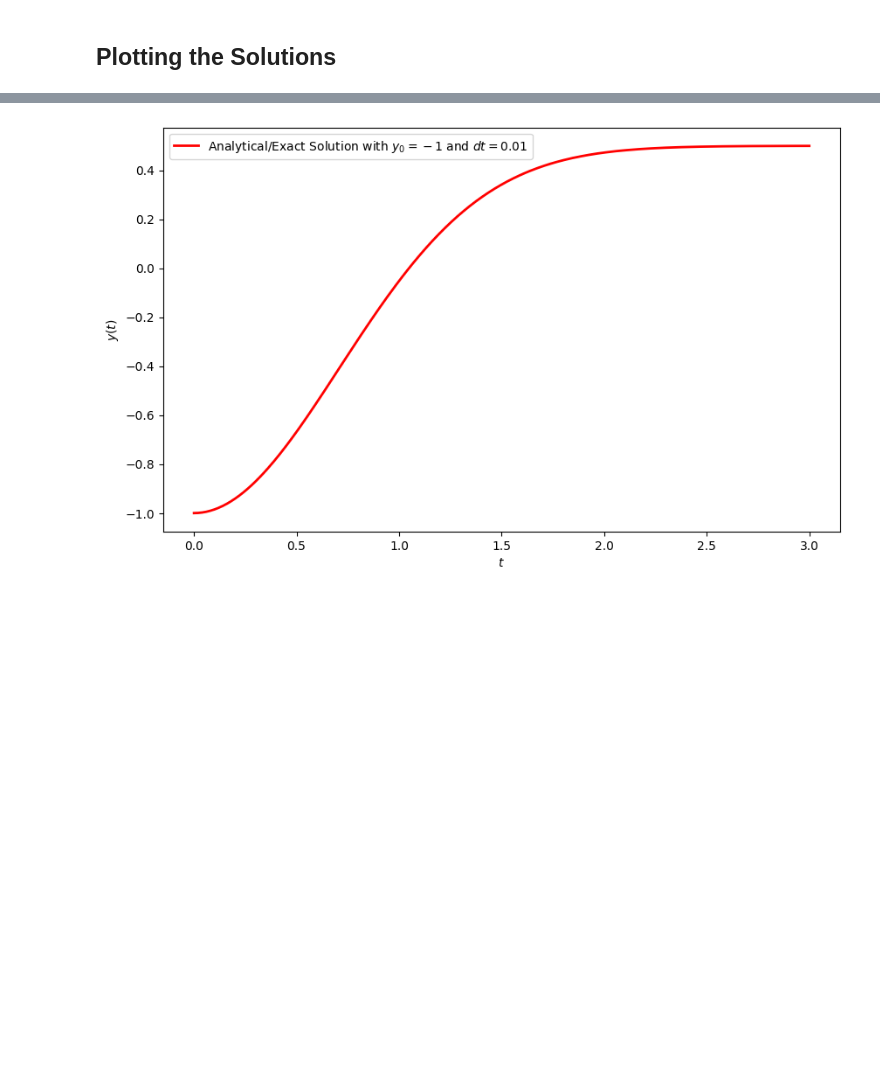
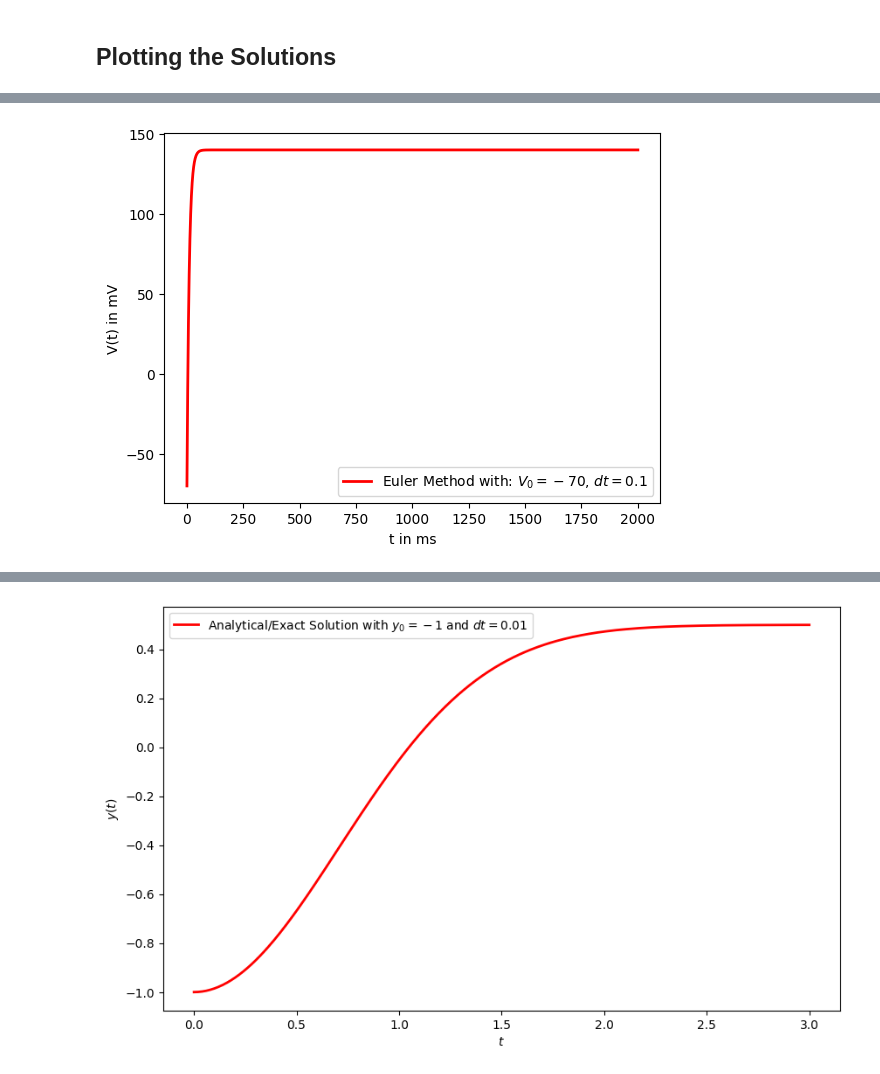
Before and after one commit to abarton51/comp_neuro, a Jupyter notebook: src/hw1/q2.ipynb, the cells around one changed output, grey strips where cells are left out. Drawn from its saved outputs; the diff is of its cells as text; code cells hidden in the pictures; blank space fills up the shorter version.

```diff
--- a/src/hw1/q2.ipynb
+++ b/src/hw1/q2.ipynb
@@ -54,0 +61,41 @@ plot_and_compare_solutions(dt_values, t0, tn, y0_vals[0], analytical_solution, e
+# %%
+def leaky_if(V, tau_m, E_L, I_x):
+    return (-1/tau_m) * (V - E_L) + I_x
+
+def leaky_if_solution(t, tau_m, V_infty, V0):
+    return V_infty - (V_infty - V0) * np.exp(-t/tau_m)
+
+# Forward Euler method implementation
+def euler_method(V0, t0, tn, dt, tau_m, E_L, I_x, ode):
+    t_values = np.arange(t0, tn + dt, dt)
+    V_values = np.zeros(len(t_values))
+    V_values[0] = V0
+
+    for i in range(1, len(t_values)):
+        # V_{n+1} = V_n + dt * f(V_n)
+        V_values[i] = V_values[i - 1] + dt * ode(V_values[i - 1], tau_m, E_L, I_x)
+
+    return t_values, V_values
+# %%
+t0 = 0
+tn = 2000
+dt = 0.1
+
+E_L = -70 #mV
+tau_m = 10 # ms
+V_th = -50 #mV
+V_reset = -65 #mV
+V0 = E_L
+# %%
+def plot_numerical_solution(dt, t0, tn, V0, tau_m, E_L, I_x, numerical_method, ode, color):
+    t, y = numerical_method(V0, t0, tn, dt, tau_m, E_L, I_x, ode)
+    plt.plot(t, y, '-', label=f'Euler Method with: $V_0={V0}$, $dt={dt}$', color=color, linewidth=2)
+    plt.ylabel("V(t) in mV")
+    plt.xlabel("t in ms")
+    plt.legend()
+# %%
+# Input current above V_th
+I_x = 21
+plot_numerical_solution(dt, t0, tn, V0, tau_m, E_L, I_x, euler_method, leaky_if, "red")
+# %% [output]
+[figure, added]
```
Also changed, not shown: parts of 8 cells of this notebook, 1 other file.
